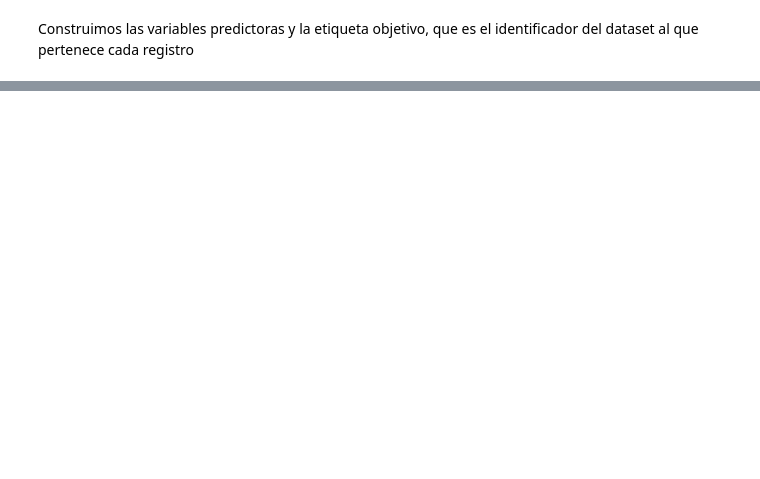
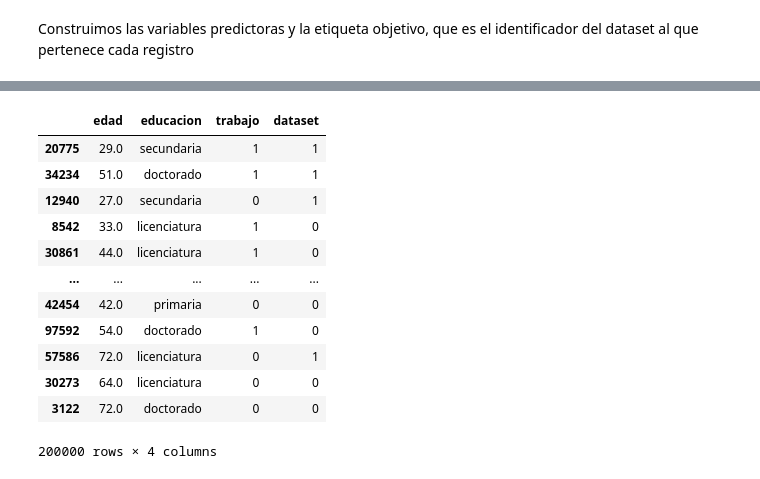
Before and after one commit to donielix/esic-bigdata-iv-blackops, a Jupyter notebook: notebooks/tema-4-ml-training/data-drift-classification.ipynb, the cells around one changed output, grey strips where cells are left out. Drawn from its saved outputs; the diff is of its cells as text; code cells hidden in the pictures; blank space fills up the shorter version.

Commit message:
adds same distribution example in data-drift

```diff
--- a/notebooks/tema-4-ml-training/data-drift-classification.ipynb
+++ b/notebooks/tema-4-ml-training/data-drift-classification.ipynb
@@ -188,0 +191,15 @@ log_loss(y_true=y_test, y_pred=dclf.predict_proba(X_test))
+# %%
+edades = (
+    get_truncated_normal(mean=40, sd=20, low=18, upp=80)
+    .rvs(size=N, random_state=gen)
+    .round()
+)
+educaciones = get_educacion(
+    edades, p30=[0.1, 0.5, 0.3, 0.1], p23=[0.1, 0.4, 0.5], pelse=[0.1, 0.9]
+)
+trabajos = get_trabajo(
+    edades, educaciones, p20=0.2, p2030=(0.4, 0.7), p3055=(0.8, 0.6), p55=0.1
+)
+
+df1 = pd.DataFrame(dict(edad=edades, educacion=educaciones, trabajo=trabajos))
+display(df1)
@@ -188,0 +220,15 @@ log_loss(y_true=y_test, y_pred=dclf.predict_proba(X_test))
+# %%
+edades = (
+    get_truncated_normal(mean=40, sd=20, low=18, upp=80)
+    .rvs(size=N, random_state=gen)
+    .round()
+)
+educaciones = get_educacion(
+    edades, p30=[0.1, 0.5, 0.3, 0.1], p23=[0.1, 0.4, 0.5], pelse=[0.1, 0.9]
+)
+trabajos = get_trabajo(
+    edades, educaciones, p20=0.2, p2030=(0.4, 0.7), p3055=(0.8, 0.6), p55=0.1
+)
+
+df2 = pd.DataFrame(dict(edad=edades, educacion=educaciones, trabajo=trabajos))
+display(df2)
@@ -188,0 +249,21 @@ log_loss(y_true=y_test, y_pred=dclf.predict_proba(X_test))
+# %%
+df1["dataset"] = 0
+df2["dataset"] = 1
+
+
+df = pd.concat([df1, df2]).sample(frac=1)
+display(df)
+# %% [output]
+|  | edad | educacion | trabajo | dataset |
+| 20775 | 29.0 | secundaria | 1 | 1 |
+| 34234 | 51.0 | doctorado | 1 | 1 |
+| 12940 | 27.0 | secundaria | 0 | 1 |
+| 8542 | 33.0 | licenciatura | 1 | 0 |
+| 30861 | 44.0 | licenciatura | 1 | 0 |
+| ... | ... | ... | ... | ... |
+| 42454 | 42.0 | primaria | 0 | 0 |
+| 97592 | 54.0 | doctorado | 1 | 0 |
+| 57586 | 72.0 | licenciatura | 0 | 1 |
+| 30273 | 64.0 | licenciatura | 0 | 0 |
+| 3122 | 72.0 | doctorado | 0 | 0 |
+200000 rows × 4 columns
```
Also changed, not shown: parts of 15 cells of this notebook.
